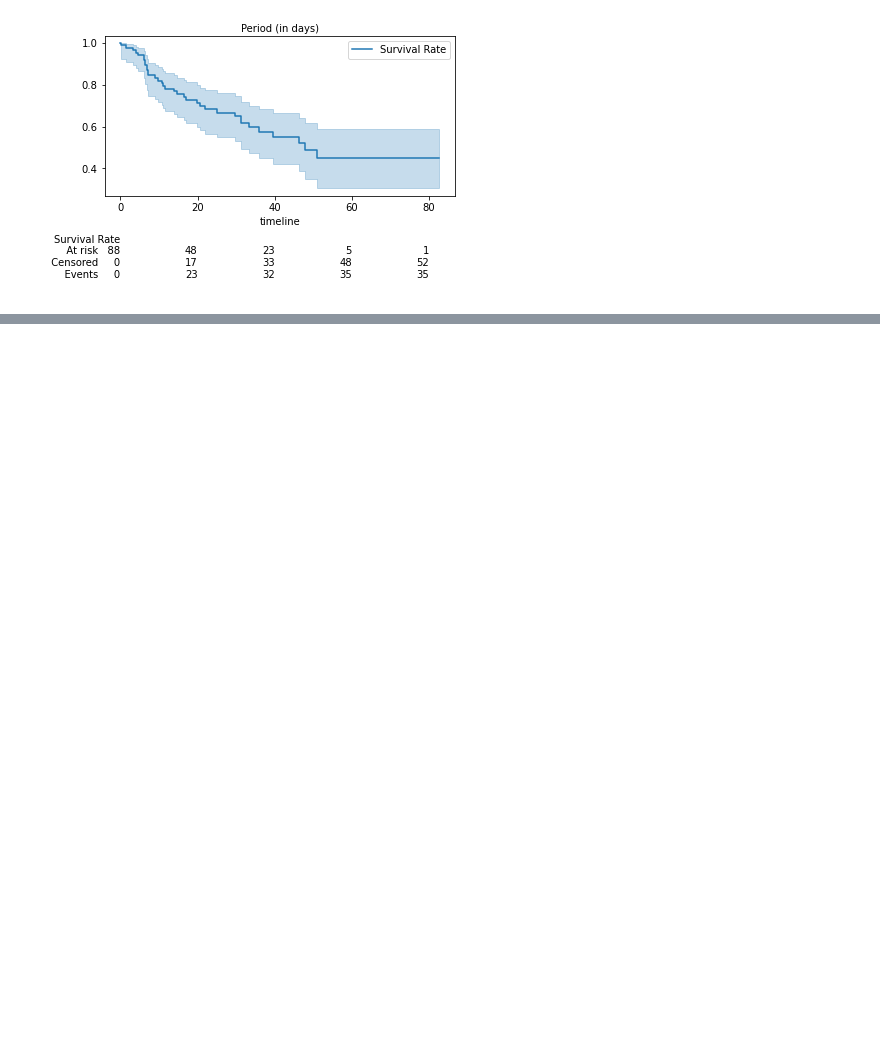
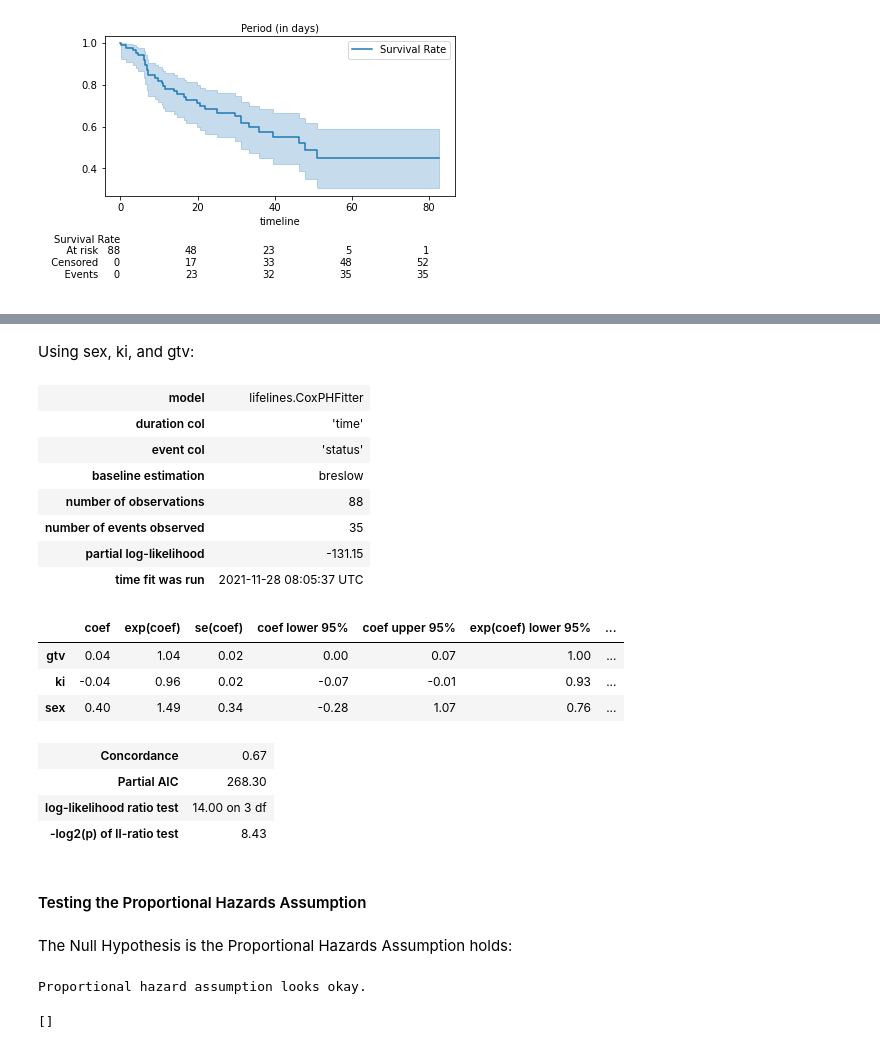
Before and after one commit to ShinSiangChoong/survival_analysis, a Jupyter notebook: survival.ipynb, the cells around one changed output, grey strips where cells are left out. Drawn from its saved outputs; the diff is of its cells as text; code cells hidden in the pictures; blank space fills up the shorter version.

```diff
--- a/survival.ipynb
+++ b/survival.ipynb
@@ -90,0 +172,33 @@ True
+# %% [markdown]
+Using sex, ki, and gtv:
+# %%
+cph = CoxPHFitter()
+cph.fit(df_cph, duration_col='time', event_col='status',  formula="sex + ki + gtv")
+
+cph.print_summary()  # access the individual results using cph.summary
+# %% [output]
+| model | lifelines.CoxPHFitter |
+| duration col | 'time' |
+| event col | 'status' |
+| baseline estimation | breslow |
+| number of observations | 88 |
+| number of events observed | 35 |
+| partial log-likelihood | -131.15 |
+| time fit was run | 2021-11-28 08:05:37 UTC |
+|  | coef | exp(coef) | se(coef) | coef lower 95% | coef upper 95% | exp(coef) lower 95% | ... |
+| gtv | 0.04 | 1.04 | 0.02 | 0.00 | 0.07 | 1.00 | ... |
+| ki | -0.04 | 0.96 | 0.02 | -0.07 | -0.01 | 0.93 | ... |
+| sex | 0.40 | 1.49 | 0.34 | -0.28 | 1.07 | 0.76 | ... |
+| Concordance | 0.67 |
+| Partial AIC | 268.30 |
+| log-likelihood ratio test | 14.00 on 3 df |
+| -log2(p) of ll-ratio test | 8.43 |
+# %% [markdown]
+#### Testing the Proportional Hazards Assumption
+# %% [markdown]
+The Null Hypothesis is the Proportional Hazards Assumption holds:
+# %%
+cph.check_assumptions(df_cph, show_plots=True, columns=['sex','ki','gtv'])
+# %% [output]
+Proportional hazard assumption looks okay.
+[]
```
Also changed, not shown: parts of 29 cells of this notebook.
